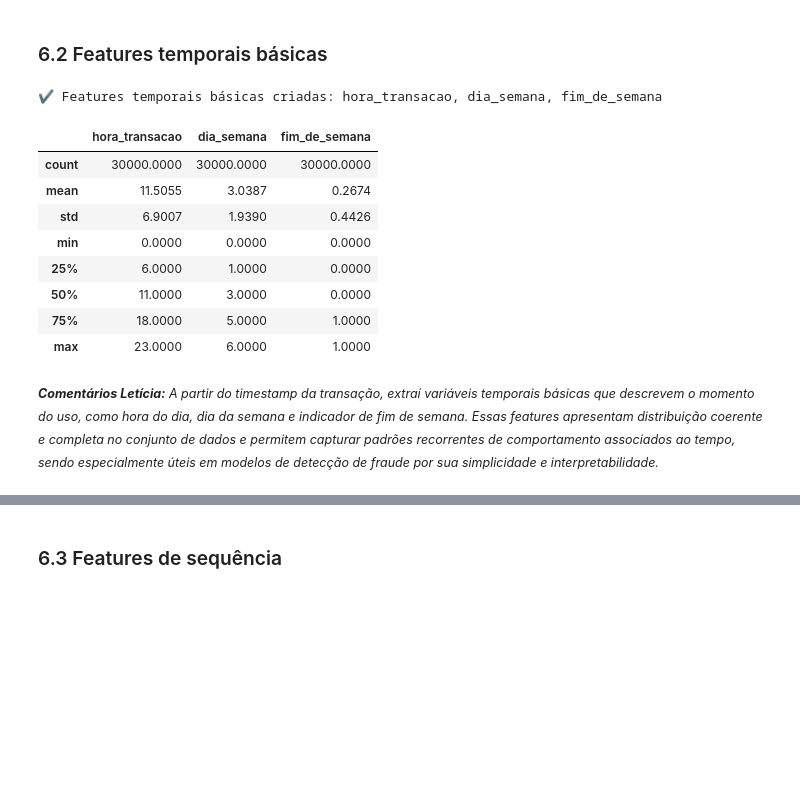
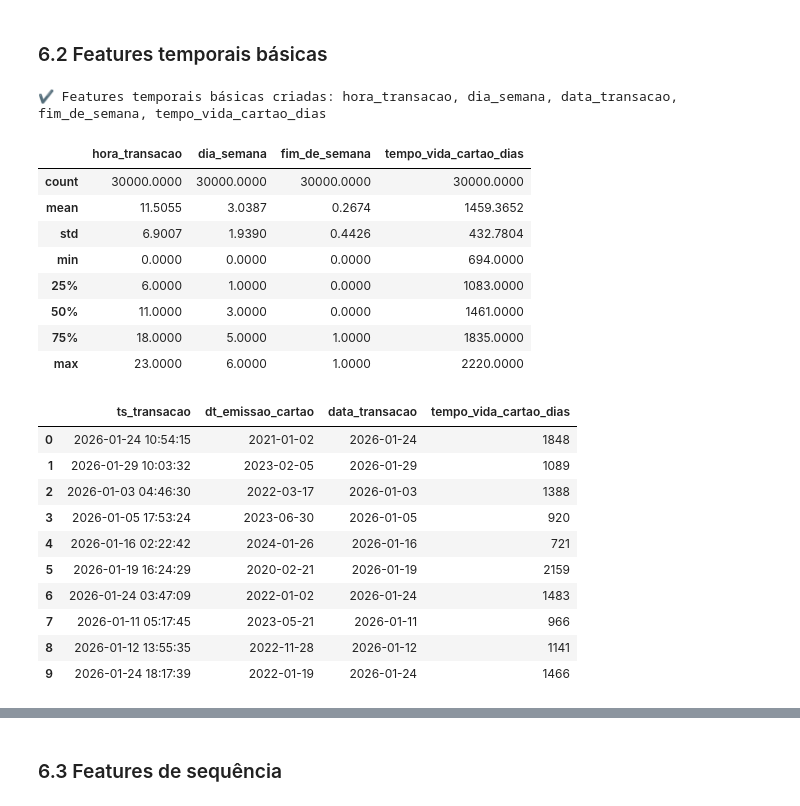
Before and after one commit to lpdata/fraude_bilhetagem, a Jupyter notebook: notebooks/02_tratamento_features.ipynb, the cells around one changed output, grey strips where cells are left out. Saved outputs shown, nothing was run; the diff lists cells and outputs as text; code cells hidden in the pictures; blank space fills up the shorter version.

```diff
--- a/notebooks/02_tratamento_features.ipynb
+++ b/notebooks/02_tratamento_features.ipynb
@@ -889,32 +889,52 @@ Amostra de ordenação para id_cartao = 10000:
 # %%
 # Hora da transação (0–23)
 df['hora_transacao'] = df['ts_transacao'].dt.hour
 
 # Dia da semana (0 = segunda, 6 = domingo)
 df['dia_semana'] = df['ts_transacao'].dt.dayofweek
 
+# Data da transação (apenas a data, sem horário)
+df['data_transacao'] = df['ts_transacao'].dt.date
+
 # Indicador de fim de semana
 df['fim_de_semana'] = df['dia_semana'].isin([5, 6]).astype(int)
 
+# Tempo de vida do cartão em dias no momento da transação
+df['tempo_vida_cartao_dias'] = (
+    (df['ts_transacao'].dt.floor('D') - df['dt_emissao_cartao'].dt.floor('D'))
+    .dt.days
+)
+
 checkpoint(
     "Features temporais básicas criadas: "
-    "hora_transacao, dia_semana, fim_de_semana"
+    "hora_transacao, dia_semana, data_transacao, fim_de_semana, tempo_vida_cartao_dias"
 )
 
 display(
-    df[['hora_transacao', 'dia_semana', 'fim_de_semana']]
+    df[['hora_transacao', 'dia_semana', 'fim_de_semana', 'tempo_vida_cartao_dias']]
     .describe()
 )
+
+display(df[['ts_transacao', 'dt_emissao_cartao', 'data_transacao', 'tempo_vida_cartao_dias']].head(10))
 # %% [output]
-✔ Features temporais básicas criadas: hora_transacao, dia_semana, fim_de_semana
+✔ Features temporais básicas criadas: hora_transacao, dia_semana, data_transacao, fim_de_semana, tempo_vida_cartao_dias
-|  | hora_transacao | dia_semana | fim_de_semana |
-| count | 30000.0000 | 30000.0000 | 30000.0000 |
-| mean | 11.5055 | 3.0387 | 0.2674 |
-| std | 6.9007 | 1.9390 | 0.4426 |
-| min | 0.0000 | 0.0000 | 0.0000 |
-| 25% | 6.0000 | 1.0000 | 0.0000 |
-| 50% | 11.0000 | 3.0000 | 0.0000 |
-| 75% | 18.0000 | 5.0000 | 1.0000 |
-| max | 23.0000 | 6.0000 | 1.0000 |
+|  | hora_transacao | dia_semana | fim_de_semana | tempo_vida_cartao_dias |
+| count | 30000.0000 | 30000.0000 | 30000.0000 | 30000.0000 |
+| mean | 11.5055 | 3.0387 | 0.2674 | 1459.3652 |
+| std | 6.9007 | 1.9390 | 0.4426 | 432.7804 |
+| min | 0.0000 | 0.0000 | 0.0000 | 694.0000 |
+| 25% | 6.0000 | 1.0000 | 0.0000 | 1083.0000 |
+| 50% | 11.0000 | 3.0000 | 0.0000 | 1461.0000 |
+| 75% | 18.0000 | 5.0000 | 1.0000 | 1835.0000 |
+| max | 23.0000 | 6.0000 | 1.0000 | 2220.0000 |
+|  | ts_transacao | dt_emissao_cartao | data_transacao | tempo_vida_cartao_dias |
+| 0 | 2026-01-24 10:54:15 | 2021-01-02 | 2026-01-24 | 1848 |
+| 1 | 2026-01-29 10:03:32 | 2023-02-05 | 2026-01-29 | 1089 |
+| 2 | 2026-01-03 04:46:30 | 2022-03-17 | 2026-01-03 | 1388 |
+| 3 | 2026-01-05 17:53:24 | 2023-06-30 | 2026-01-05 | 920 |
+| 4 | 2026-01-16 02:22:42 | 2024-01-26 | 2026-01-16 | 721 |
+| 5 | 2026-01-19 16:24:29 | 2020-02-21 | 2026-01-19 | 2159 |
+| 6 | 2026-01-24 03:47:09 | 2022-01-02 | 2026-01-24 | 1483 |
+| 7 | 2026-01-11 05:17:45 | 2023-05-21 | 2026-01-11 | 966 |
+| 8 | 2026-01-12 13:55:35 | 2022-11-28 | 2026-01-12 | 1141 |
+| 9 | 2026-01-24 18:17:39 | 2022-01-19 | 2026-01-24 | 1466 |
-# %% [markdown]
-<small>***Comentários Letícia:** A partir do timestamp da transação, extraí variáveis temporais básicas que descrevem o momento do uso, como hora do dia, dia da semana e indicador de fim de semana. Essas features apresentam distribuição coerente e completa no conjunto de dados e permitem capturar padrões recorrentes de comportamento associados ao tempo, sendo especialmente úteis em modelos de detecção de fraude por sua simplicidade e interpretabilidade.*</small>
```
Also changed, not shown: parts of 47 cells of this notebook.
